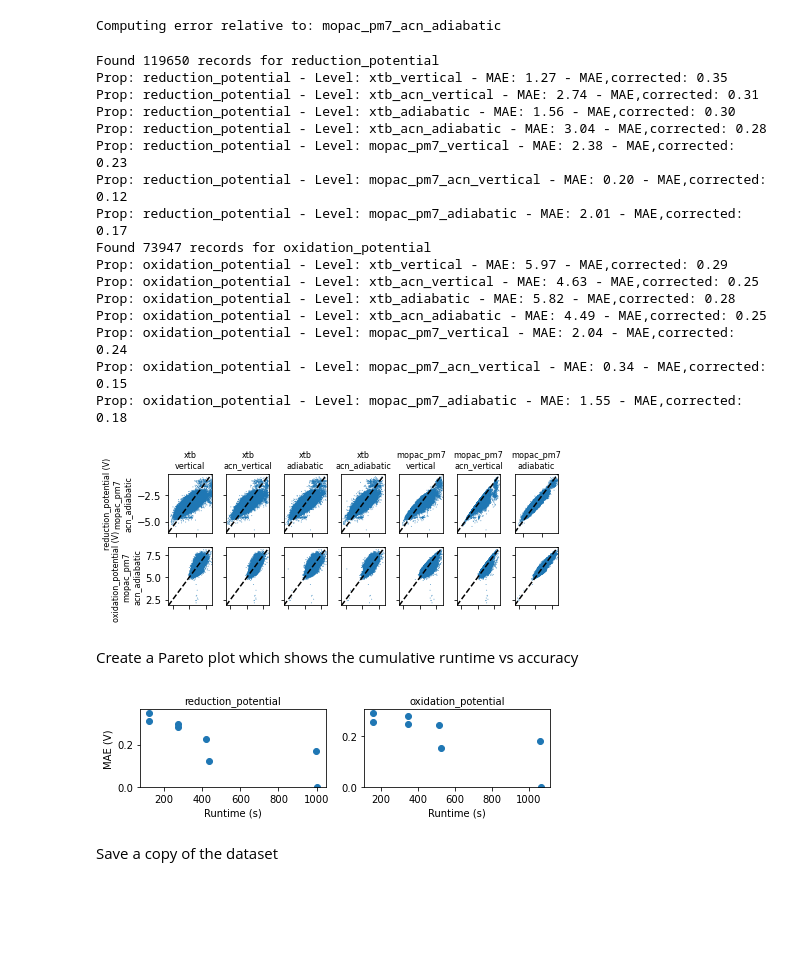
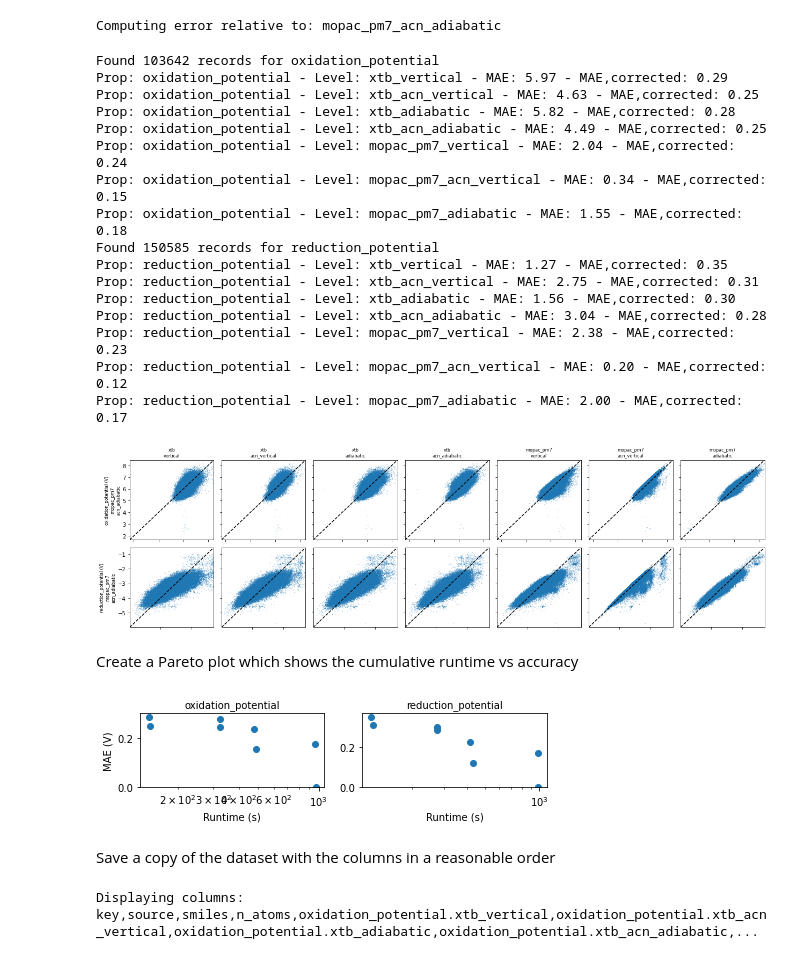
Before and after one commit to exalearn/ExaMol, a Jupyter notebook: scripts/redoxmers/2_initial-data/1_evaluate-datasets.ipynb, the cells around one changed output. Drawn from its saved outputs; the diff is of its cells as text; code cells hidden in the pictures; blank space fills up the shorter version.

Commit message:
Add polaris configurations, update column order

```diff
--- a/scripts/redoxmers/2_initial-data/1_evaluate-datasets.ipynb
+++ b/scripts/redoxmers/2_initial-data/1_evaluate-datasets.ipynb
@@ -49,6 +49,8 @@ for source in to_read:
             for prop, values in data['properties'].items():
                 properties.add(prop)
                 for level, value in values.items():
+                    if abs(value) > 25:  # Some QM9 computations go off
+                        continue
                     recipe = f'{prop}.{level}'
                     recipes.add(recipe)
                     record[recipe] = value
@@ -75,13 +77,13 @@ for source in to_read:
             # Update the times
             prop = data["task_info"]["recipe"]
             level = data["task_info"]["level"]
-            tag = f'{prop}.{level}.runtime'
+            tag = f'runtime.{prop}.{level}'
             record[tag] += data["time_running"]
 
             # If the type is a neutral relaxation, add it the other potential
             if data["method"] == "optimize_structure" and level.endswith("vertical"):
                 prop = "oxidation_potential" if prop == "reduction_potential" else "reduction_potential"
-                tag = f'{prop}.{level}.runtime'
+                tag = f'runtime.{prop}.{level}'
                 record[tag] += data["time_running"]
     except EOFError:  # Thrown if gzip file is still being written
         continue
@@ -120,8 +124,8 @@ Generated 8 recipes:
 Compute the cumulative runtimes
 # %%
 for prop in properties:
-    each_levels = [f'{prop}.{l}.runtime' for l in run_order]
-    total_levels = [f'{prop}.{l}.cumulative' for l in run_order]
+    each_levels = [f'runtime.{prop}.{l}' for l in run_order]
+    total_levels = [f'cumulative.{prop}.{l}' for l in run_order]
 
     records[total_levels] = records[each_levels].cumsum(axis=1)
 # %% [markdown]
@@ -135,7 +139,7 @@ print(f'Computing error relative to: {run_order[-1]}')
 # %% [output]
 Computing error relative to: mopac_pm7_acn_adiabatic
 # %%
-fig, axxs = plt.subplots(len(properties), len(run_order) - 1, figsize=(6.5, 2.5), sharey='row', sharex='row')
+fig, axxs = plt.subplots(len(properties), len(run_order) - 1, figsize=(2.5 * (len(run_order) - 1), 5.), sharey='row', sharex='row')
 
 for prop, axs in zip(properties, axxs):
     target_col = f'{prop}.{run_order[-1]}'
@@ -152,43 +156,43 @@ for prop, axs in zip(properties, axxs):
 
         ax.scatter(records[col] - mean_error, records[target_col], s=1, ec='none', alpha=0.7)
 
     # Format the axes
     axs[0].set_ylabel(f'{prop} (V)\n{config_names[-1]}\n{approx_names[-1]}', fontsize=8)
 
 # Add y=x
 for ax in axxs.flatten():
     ax.set_xlim(ax.get_ylim())
     ax.set_ylim(ax.get_ylim())
     ax.plot(ax.get_xlim(), ax.get_xlim(), 'k--')
     ax.set_xticklabels([])
 
 # Add the level titles
 for ax, level in zip(axxs[0, :], run_order):
     for name in config_names:
         if level.startswith(name):
             conf = name
             appr = level[len(conf)+1:]
     ax.set_title(f'{conf}\n{appr}', fontsize=8)
 fig.tight_layout()
 fig.savefig('figures/pred-vs-actual-redox.png', dpi=320)
 # %% [output]
-Found 119650 records for reduction_potential
-Prop: reduction_potential - Level: xtb_vertical - MAE: 1.27 - MAE,corrected: 0.35
-Prop: reduction_potential - Level: xtb_acn_vertical - MAE: 2.74 - MAE,corrected: 0.31
-Prop: reduction_potential - Level: xtb_adiabatic - MAE: 1.56 - MAE,corrected: 0.30
-Prop: reduction_potential - Level: xtb_acn_adiabatic - MAE: 3.04 - MAE,corrected: 0.28
-Prop: reduction_potential - Level: mopac_pm7_vertical - MAE: 2.38 - MAE,corrected: 0.23
-Prop: reduction_potential - Level: mopac_pm7_acn_vertical - MAE: 0.20 - MAE,corrected: 0.12
-Prop: reduction_potential - Level: mopac_pm7_adiabatic - MAE: 2.01 - MAE,corrected: 0.17
-Found 73947 records for oxidation_potential
+Found 103642 records for oxidation_potential
 Prop: oxidation_potential - Level: xtb_vertical - MAE: 5.97 - MAE,corrected: 0.29
 Prop: oxidation_potential - Level: xtb_acn_vertical - MAE: 4.63 - MAE,corrected: 0.25
 Prop: oxidation_potential - Level: xtb_adiabatic - MAE: 5.82 - MAE,corrected: 0.28
 Prop: oxidation_potential - Level: xtb_acn_adiabatic - MAE: 4.49 - MAE,corrected: 0.25
 Prop: oxidation_potential - Level: mopac_pm7_vertical - MAE: 2.04 - MAE,corrected: 0.24
 Prop: oxidation_potential - Level: mopac_pm7_acn_vertical - MAE: 0.34 - MAE,corrected: 0.15
 Prop: oxidation_potential - Level: mopac_pm7_adiabatic - MAE: 1.55 - MAE,corrected: 0.18
+Found 150585 records for reduction_potential
+Prop: reduction_potential - Level: xtb_vertical - MAE: 1.27 - MAE,corrected: 0.35
+Prop: reduction_potential - Level: xtb_acn_vertical - MAE: 2.75 - MAE,corrected: 0.31
+Prop: reduction_potential - Level: xtb_adiabatic - MAE: 1.56 - MAE,corrected: 0.30
+Prop: reduction_potential - Level: xtb_acn_adiabatic - MAE: 3.04 - MAE,corrected: 0.28
+Prop: reduction_potential - Level: mopac_pm7_vertical - MAE: 2.38 - MAE,corrected: 0.23
+Prop: reduction_potential - Level: mopac_pm7_acn_vertical - MAE: 0.20 - MAE,corrected: 0.12
+Prop: reduction_potential - Level: mopac_pm7_adiabatic - MAE: 2.00 - MAE,corrected: 0.17
-[figure, old version]
+[figure, new version]
 # %% [markdown]
 Create a Pareto plot which shows the cumulative runtime vs accuracy
 # %%
@@ -203,7 +207,7 @@ for prop, ax in zip(properties, axs):
     mae_by_level = np.nanmean(np.abs(error_all - offset_all), axis=0)
 
     # Compute the runtime for complete computations
-    runtime_all = records[[f'{prop}.{l}.cumulative' for l in run_order]].values
+    runtime_all = records[[f'cumulative.{prop}.{l}' for l in run_order]].values
     runtime_all[np.isnan(error_all)] = np.nan
     runtime_by_level = np.nanmean(runtime_all, axis=0)
 
@@ -213,14 +217,20 @@ for prop, ax in zip(properties, axs):
     ax.set_xlabel('Runtime (s)')
     ax.set_title(prop, fontsize=10)
     ax.set_ylim(0, max(ax.get_ylim()))
+    ax.set_xscale('log')
 
 axs[0].set_ylabel('MAE (V)')
 
 fig.tight_layout()
 fig.savefig('figures/recipe-pareto-plot-redox.png', dpi=320)
 # %% [output]
-[figure, old version]
+[figure, new version]
 # %% [markdown]
-Save a copy of the dataset
+Save a copy of the dataset with the columns in a reasonable order
+# %%
+sorted_cols = records.columns[:4].tolist() + [f'{pre}{p}.{l}' for pre in ['', 'runtime.', 'cumulative.']  for p in properties for l in run_order]
+print(f'Displaying columns: {",".join(sorted_cols[:8])},...')
+# %% [output]
+Displaying columns: key,source,smiles,n_atoms,oxidation_potential.xtb_vertical,oxidation_potential.xtb_acn_vertical,oxidation_potential.xtb_adiabatic,oxidation_potential.xtb_acn_adiabatic,...
 # %%
 records.to_csv(f'datasets/{"-".join(to_read)}_consolidated.csv.gz', index=False)
```
Also changed, not shown: parts of 2 cells of this notebook, 3 other files.
